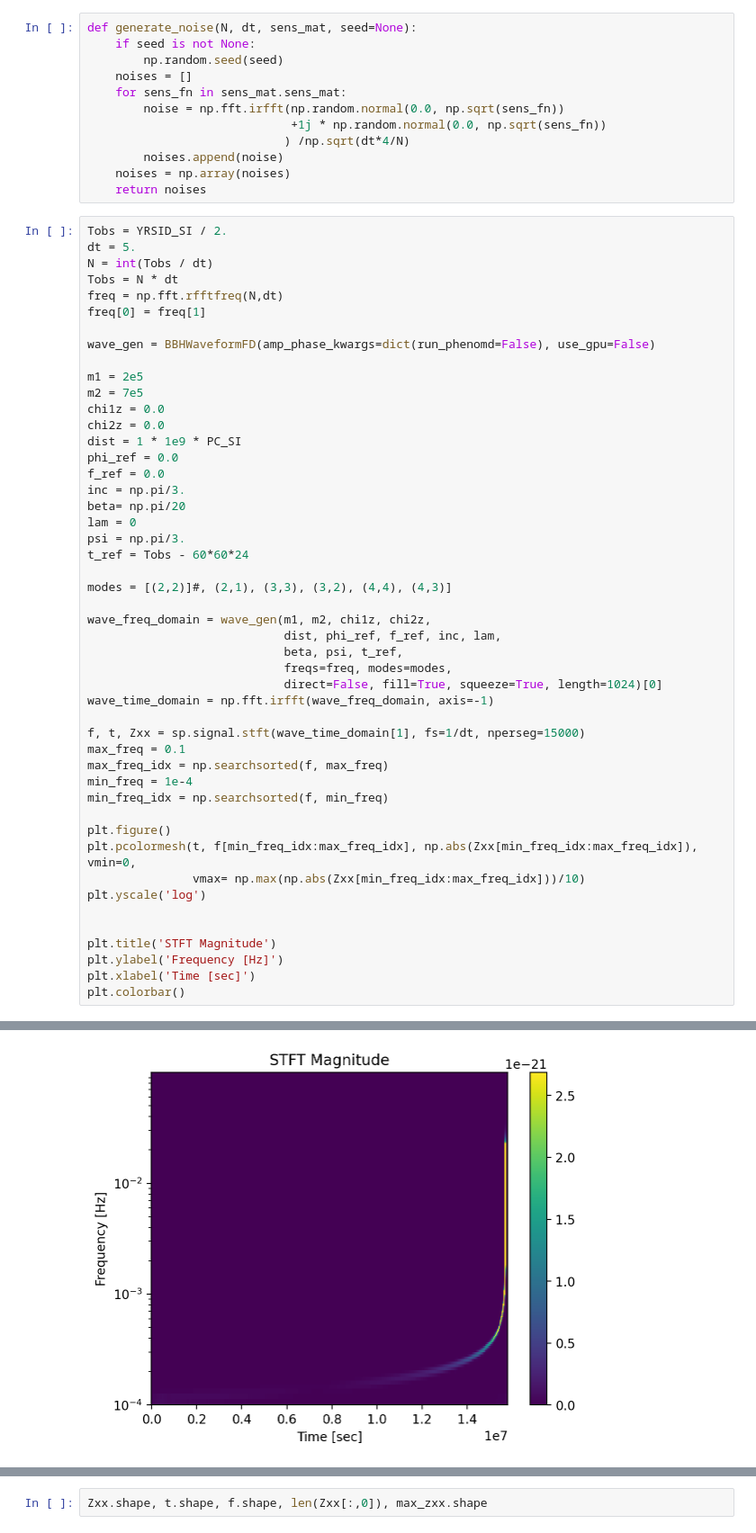
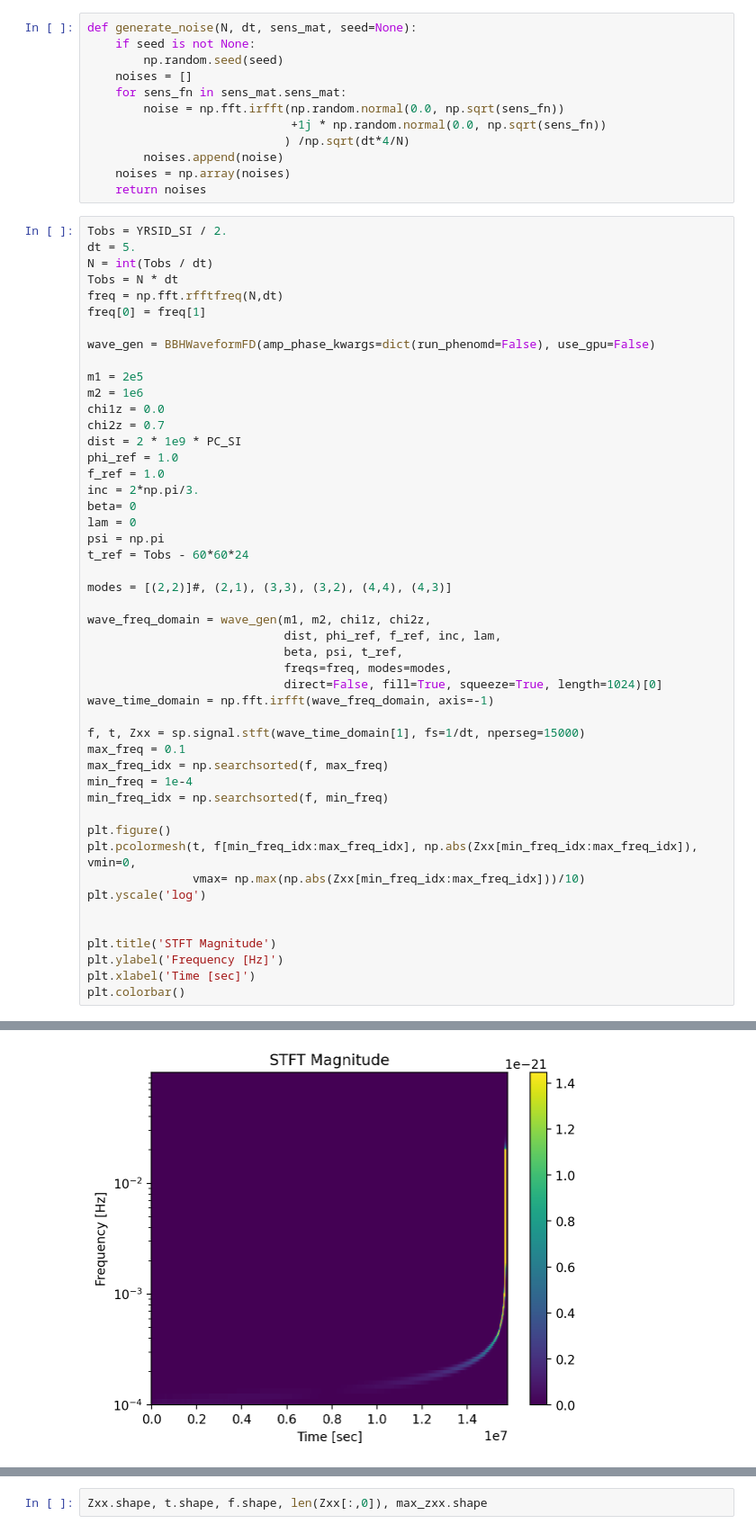
Before and after one commit to manishprasad0/LISA_Master_Thesis, a Jupyter notebook: attenuation/attenuation.ipynb, the cells around one changed output, grey strips where cells are left out. Shown: that part at 90% size. Drawn from its saved outputs; the diff is of its cells as text.

```diff
--- a/attenuation/attenuation.ipynb
+++ b/attenuation/attenuation.ipynb
@@ -36,46 +36,46 @@ freq[0] = freq[1]
 wave_gen = BBHWaveformFD(amp_phase_kwargs=dict(run_phenomd=False), use_gpu=False)
 
 m1 = 2e5
-m2 = 7e5
+m2 = 1e6
 chi1z = 0.0
-chi2z = 0.0
-dist = 1 * 1e9 * PC_SI
-phi_ref = 0.0
-f_ref = 0.0
-inc = np.pi/3.
-beta= np.pi/20
+chi2z = 0.7
+dist = 2 * 1e9 * PC_SI
+phi_ref = 1.0
+f_ref = 1.0
+inc = 2*np.pi/3.
+beta= 0
 lam = 0
-psi = np.pi/3.
+psi = np.pi
 t_ref = Tobs - 60*60*24
 
 modes = [(2,2)]#, (2,1), (3,3), (3,2), (4,4), (4,3)]
 
 wave_freq_domain = wave_gen(m1, m2, chi1z, chi2z,
                             dist, phi_ref, f_ref, inc, lam,
                             beta, psi, t_ref,
                             freqs=freq, modes=modes,
                             direct=False, fill=True, squeeze=True, length=1024)[0]
 wave_time_domain = np.fft.irfft(wave_freq_domain, axis=-1)
 
 f, t, Zxx = sp.signal.stft(wave_time_domain[1], fs=1/dt, nperseg=15000)
 max_freq = 0.1
 max_freq_idx = np.searchsorted(f, max_freq)
 min_freq = 1e-4
 min_freq_idx = np.searchsorted(f, min_freq)
 
 plt.figure()
 plt.pcolormesh(t, f[min_freq_idx:max_freq_idx], np.abs(Zxx[min_freq_idx:max_freq_idx]), vmin=0,
                vmax= np.max(np.abs(Zxx[min_freq_idx:max_freq_idx]))/10)
 plt.yscale('log')
 
 
 plt.title('STFT Magnitude')
 plt.ylabel('Frequency [Hz]')
 plt.xlabel('Time [sec]')
 plt.colorbar()
 # %% [output]
 <matplotlib.colorbar.Colorbar at 0x...>
-[figure, old version]
+[figure, new version]
 # %%
 max_zxx = []
 for i in range(0, len(Zxx[0])):
```
Also changed, not shown: parts of 4 cells of this notebook, 6 other files.
